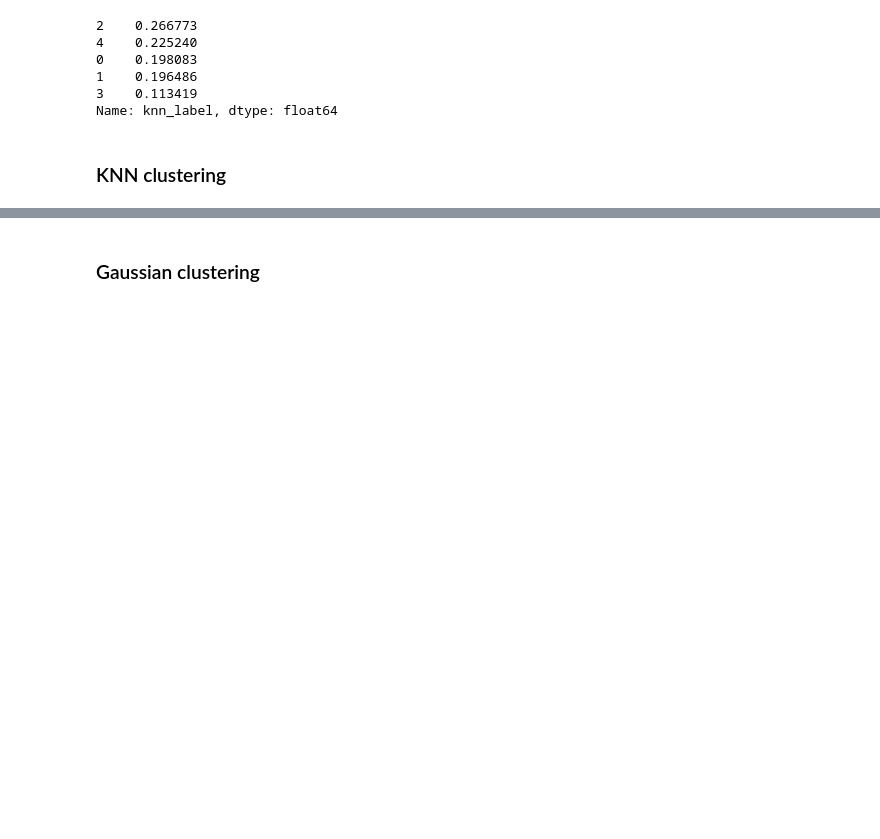
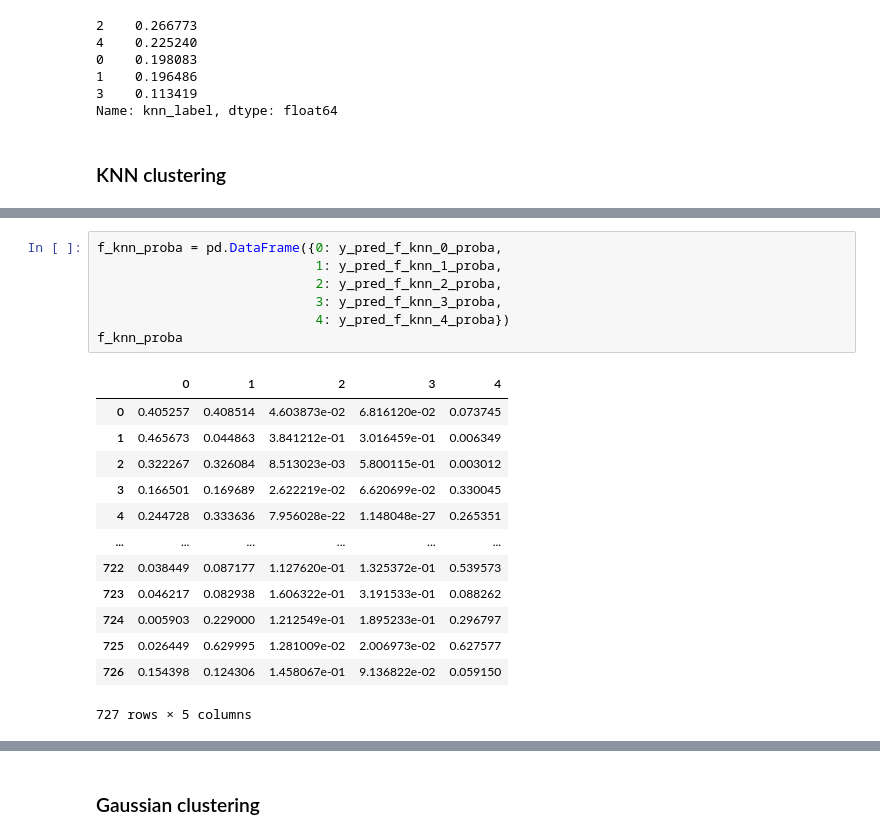
Before and after one commit to lukevano/mri_personality, a Jupyter notebook: notebooks/lv_lewagon_mri.ipynb, the cells around one changed output, grey strips where cells are left out. Drawn from its saved outputs; the diff is of its cells as text; blank space fills up the shorter version.

```diff
--- a/notebooks/lv_lewagon_mri.ipynb
+++ b/notebooks/lv_lewagon_mri.ipynb
@@ -2370,0 +2280,21 @@ weighted avg       0.81      0.82      0.80       626
+# %%
+f_knn_proba = pd.DataFrame({0: y_pred_f_knn_0_proba,
+                            1: y_pred_f_knn_1_proba,
+                            2: y_pred_f_knn_2_proba,
+                            3: y_pred_f_knn_3_proba,
+                            4: y_pred_f_knn_4_proba})
+f_knn_proba
+# %% [output]
+|  | 0 | 1 | 2 | 3 | 4 |
+| 0 | 0.405257 | 0.408514 | 4.603873e-02 | 6.816120e-02 | 0.073745 |
+| 1 | 0.465673 | 0.044863 | 3.841212e-01 | 3.016459e-01 | 0.006349 |
+| 2 | 0.322267 | 0.326084 | 8.513023e-03 | 5.800115e-01 | 0.003012 |
+| 3 | 0.166501 | 0.169689 | 2.622219e-02 | 6.620699e-02 | 0.330045 |
+| 4 | 0.244728 | 0.333636 | 7.956028e-22 | 1.148048e-27 | 0.265351 |
+| ... | ... | ... | ... | ... | ... |
+| 722 | 0.038449 | 0.087177 | 1.127620e-01 | 1.325372e-01 | 0.539573 |
+| 723 | 0.046217 | 0.082938 | 1.606322e-01 | 3.191533e-01 | 0.088262 |
+| 724 | 0.005903 | 0.229000 | 1.212549e-01 | 1.895233e-01 | 0.296797 |
+| 725 | 0.026449 | 0.629995 | 1.281009e-02 | 2.006973e-02 | 0.627577 |
+| 726 | 0.154398 | 0.124306 | 1.458067e-01 | 9.136822e-02 | 0.059150 |
+727 rows × 5 columns
```
Also changed, not shown: parts of 75 cells of this notebook.
